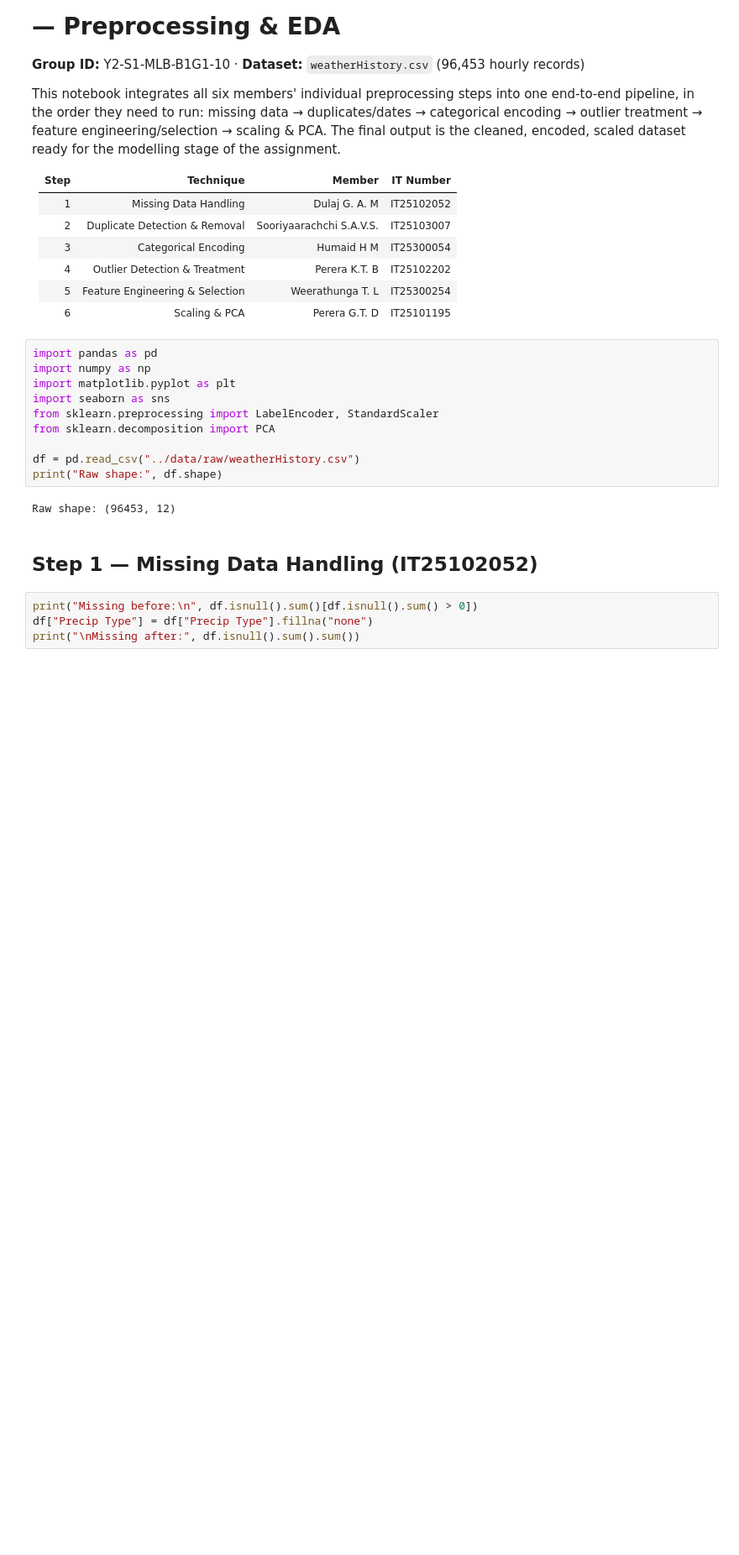
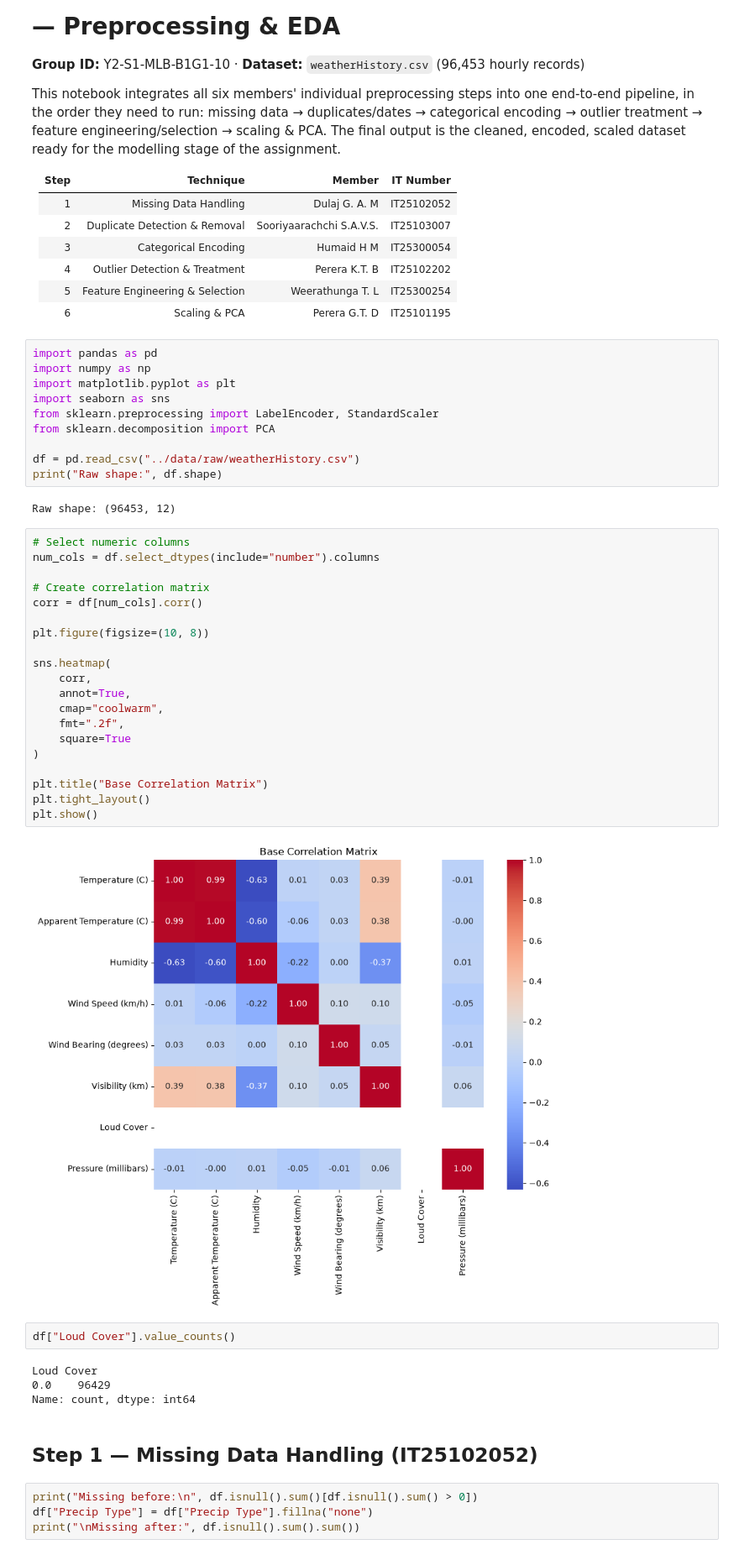
Before and after one commit to IT25101195/aiml-01, a Jupyter notebook: notebooks/group_pipeline.ipynb, the cells around one changed output. Shown at 84% size. Saved outputs shown, nothing was run; the diff lists cells and outputs as text; blank space fills up the shorter version.

```diff
--- a/notebooks/group_pipeline.ipynb
+++ b/notebooks/group_pipeline.ipynb
@@ -24,6 +24,34 @@ df = pd.read_csv("../data/raw/weatherHistory.csv")
 print("Raw shape:", df.shape)
 # %% [output]
 Raw shape: (96453, 12)
+# %%
+# Select numeric columns
+num_cols = df.select_dtypes(include="number").columns
+
+# Create correlation matrix
+corr = df[num_cols].corr()
+
+plt.figure(figsize=(10, 8))
+
+sns.heatmap(
+    corr,
+    annot=True,
+    cmap="coolwarm",
+    fmt=".2f",
+    square=True
+)
+
+plt.title("Base Correlation Matrix")
+plt.tight_layout()
+plt.show()
+# %% [output]
+[figure, added]
+# %%
+df["Loud Cover"].value_counts()
+# %% [output]
+Loud Cover
+0.0    96429
+Name: count, dtype: int64
 # %% [markdown]
 ## Step 1 — Missing Data Handling (IT25102052)
 # %%
```
Also changed, not shown: parts of 1 cell of this notebook, 14 other files.
